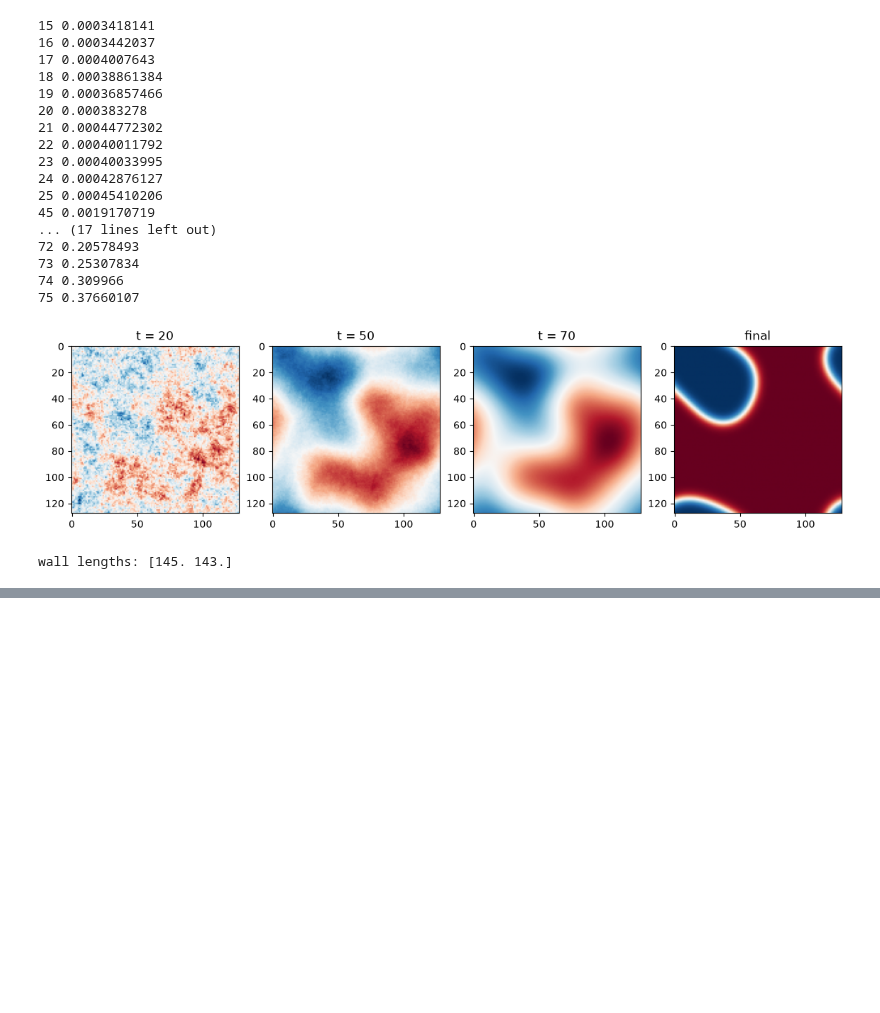
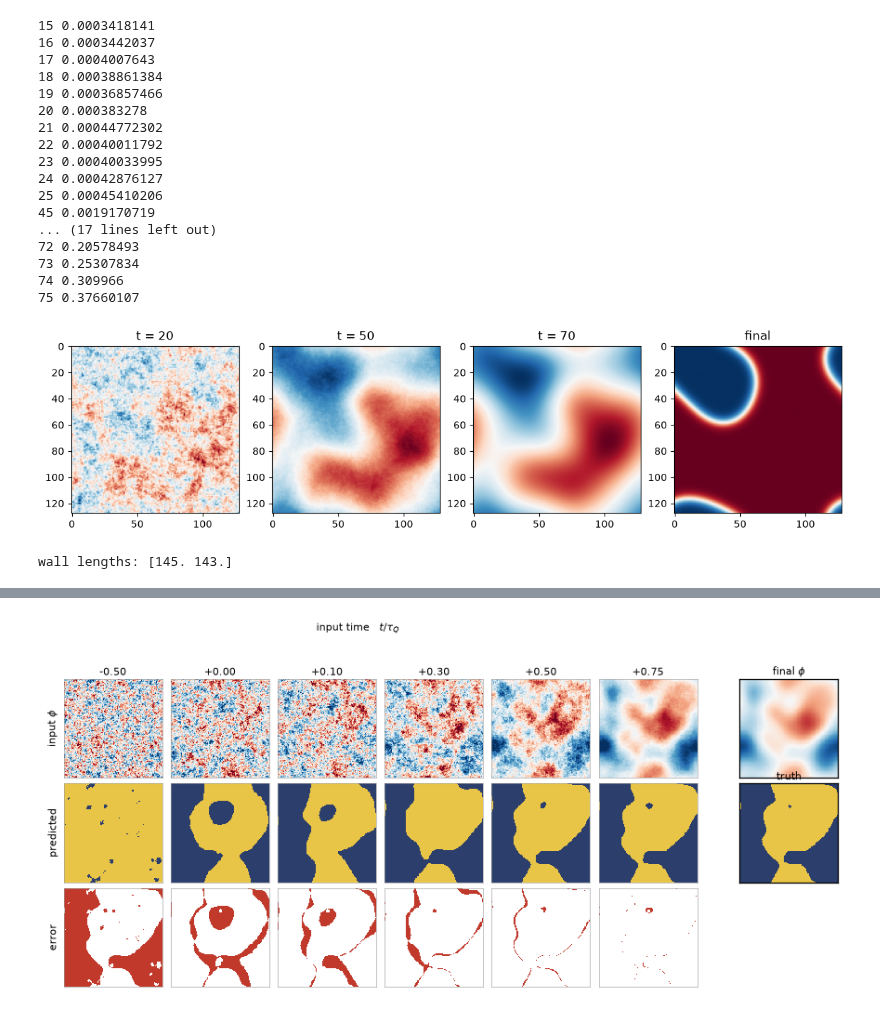
Before and after one commit to KristianMunnikhuis/MachineLearningKZ, a Jupyter notebook: notebooks/test.ipynb, the cells around one changed output, grey strips where cells are left out. Cells and saved outputs as stored; diff of their text form; code cells hidden in the pictures; blank space fills up the shorter version.

```diff
--- a/notebooks/test.ipynb
+++ b/notebooks/test.ipynb
@@ -144,0 +152,89 @@ wall lengths: [145. 143.]
+# %%
+import sys; sys.path.insert(0, "..")
+import glob, json
+import numpy as np
+import matplotlib.pyplot as plt
+from matplotlib.colors import ListedColormap
+import torch
+import src.kz_ml as kzml
+
+TAU    = 32
+SAMPLE = 25
+WANT   = [-0.5, 0.0, 0.1, 0.3, 0.5, 0.75]
+
+plt.rcParams.update({
+    "font.size": 8, "font.family": "sans-serif",
+    "axes.linewidth": 0.6,
+})
+
+DOM = ListedColormap(["#2c3e6b", "#e8c547"])
+ERR = ListedColormap([(0, 0, 0, 0), "#c0392b"])
+
+tags = sorted(
+    (json.load(open(f))["t_used"], f[:-5])
+    for f in glob.glob(f"../results/tau{TAU}_t*.json")
+    if glob.glob(f[:-5] + ".pt")
+    and any(abs(json.load(open(f))["t_used"] / TAU - w) < 1e-6 for w in WANT)
+)
+missing = [w for w in WANT if not any(abs(t/TAU - w) < 1e-6 for t, _ in tags)]
+if missing:
+    print("no checkpoint for t/tau =", missing)
+
+d = np.load(sorted(glob.glob(f"../data/2D_tau{TAU}/chunk_*.npz"))[0])
+Y = (d["phi_final"] > 0)[SAMPLE]
+n = len(tags)
+
+fig, axes = plt.subplots(3, n + 2, figsize=(1.35*(n+2), 4.3),
+                         gridspec_kw=dict(width_ratios=[1]*n + [0.28, 1],
+                                          wspace=0.06, hspace=0.06))
+
+for col, (t_used, tag) in enumerate(tags):
+    r = json.load(open(tag + ".json"))
+    model = kzml.UNet()
+    model.load_state_dict(torch.load(tag + ".pt", map_location="cpu"))
+    model.eval()
+
+    i = int(np.argmin(np.abs(d["snap_times"] - t_used)))
+    x = d["snaps"][SAMPLE, i]
+    with torch.no_grad():
+        pred = (model(torch.from_numpy(x[None, None] / r["scale"])) > 0).numpy()[0, 0]
+
+    v = 2.5 * x.std()
+    for row, (img, cm, kw) in enumerate([
+            (x, "RdBu_r", dict(vmin=-v, vmax=v)),
+            (pred, DOM, dict(vmin=0, vmax=1)),
+            (pred != Y, ERR, dict(vmin=0, vmax=1))]):
+        ax = axes[row, col]
+        ax.imshow(img, cmap=cm, interpolation="nearest", **kw)
+        for s in ax.spines.values():
+            s.set_linewidth(0.4); s.set_color("0.6")
+        if row == 0:
+            ax.set_title(f"{t_used/TAU:+.2f}", fontsize=8, pad=3)
+        if row == 1:
+            ax.text(0.5, -0.08, f"{r['test_acc']:.3f}", fontsize=7, color="0.35",
+                    ha="center", va="top", transform=ax.transAxes)
+        if col == 0:
+            ax.set_ylabel(["input $\\phi$", "predicted", "error"][row], fontsize=8)
+
+f_fin = d["phi_final"][SAMPLE]
+v_f = 1.1*np.abs(f_fin).max()
+axes[0, n+1].imshow(f_fin, cmap="RdBu_r", interpolation="nearest", vmin=-v_f, vmax=v_f)
+axes[0, n+1].set_title("final $\\phi$", fontsize=8, pad=3)
+axes[1, n+1].imshow(Y, cmap=DOM, interpolation="nearest", vmin=0, vmax=1)
+axes[1, n+1].set_title("truth", fontsize=8, pad=3)
+for ax in (axes[0, n+1], axes[1, n+1]):
+    for s in ax.spines.values():
+        s.set_linewidth(0.9); s.set_color("k")
+
+for ax in axes.ravel():
+    ax.set_xticks([]); ax.set_yticks([])
+for row in range(3):
+    axes[row, n].axis("off")          # spacer column
+axes[2, n+1].axis("off")
+
+fig.text(0.42, 1.0, "input time   $t/\\tau_Q$", fontsize=8, ha="center")
+plt.savefig(f"../figures/fig1_tau{TAU}.pdf", bbox_inches="tight")
+plt.savefig(f"../figures/fig1_tau{TAU}.png", dpi=300, bbox_inches="tight")
+plt.show()
+# %% [output]
+[figure, added]
```
Also changed, not shown: parts of 2 cells of this notebook, 9 other files.
